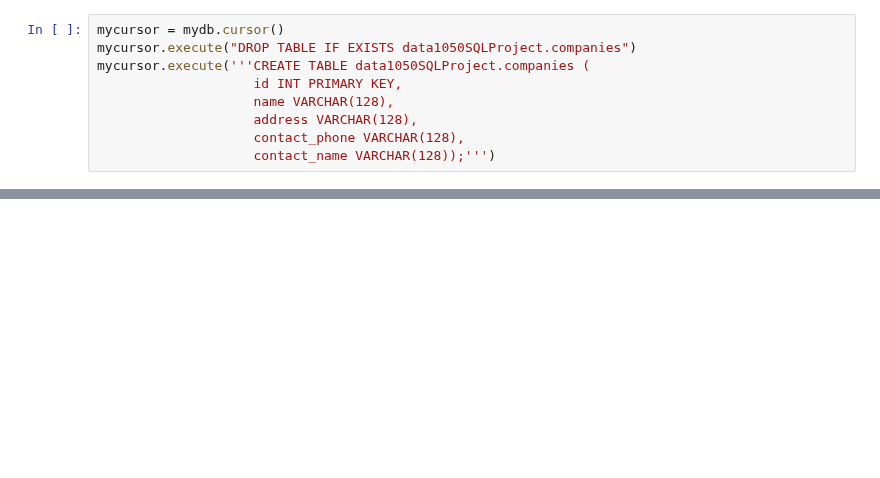
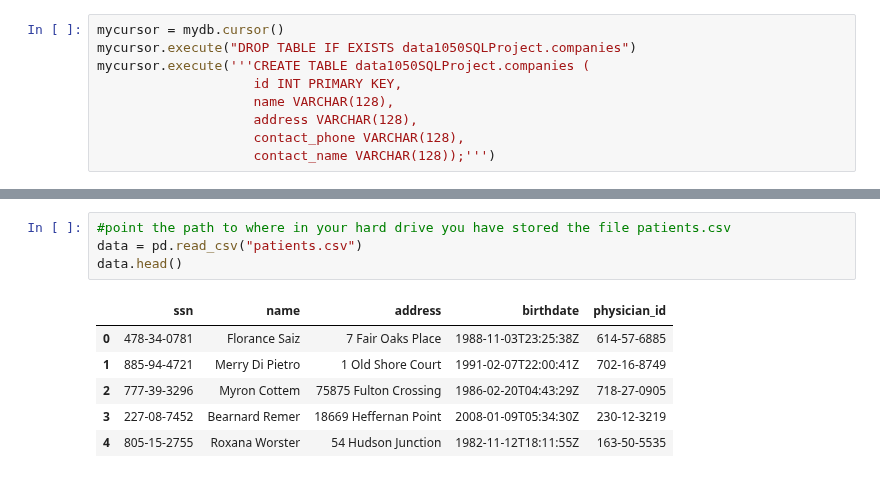
Before and after one commit to sirjimmylin/DATA1050-Fall2024, a Jupyter notebook: SQL Project/SQLProject.ipynb, the cells around one changed output, grey strips where cells are left out. Drawn from its saved outputs; the diff is of its cells as text; blank space fills up the shorter version.

```diff
--- a/SQL Project/SQLProject.ipynb
+++ b/SQL Project/SQLProject.ipynb
@@ -179,0 +260,11 @@ mycursor.execute('''CREATE TABLE data1050SQLProject.contracts (
+# %%
+#point the path to where in your hard drive you have stored the file patients.csv
+data = pd.read_csv("patients.csv")
+data.head()
+# %% [output]
+|  | ssn | name | address | birthdate | physician_id |
+| 0 | 478-34-0781 | Florance Saiz | 7 Fair Oaks Place | 1988-11-03T23:25:38Z | 614-57-6885 |
+| 1 | 885-94-4721 | Merry Di Pietro | 1 Old Shore Court | 1991-02-07T22:00:41Z | 702-16-8749 |
+| 2 | 777-39-3296 | Myron Cottem | 75875 Fulton Crossing | 1986-02-20T04:43:29Z | 718-27-0905 |
+| 3 | 227-08-7452 | Bearnard Remer | 18669 Heffernan Point | 2008-01-09T05:34:30Z | 230-12-3219 |
+| 4 | 805-15-2755 | Roxana Worster | 54 Hudson Junction | 1982-11-12T18:11:55Z | 163-50-5535 |
```
Also changed, not shown: parts of 53 cells of this notebook.
